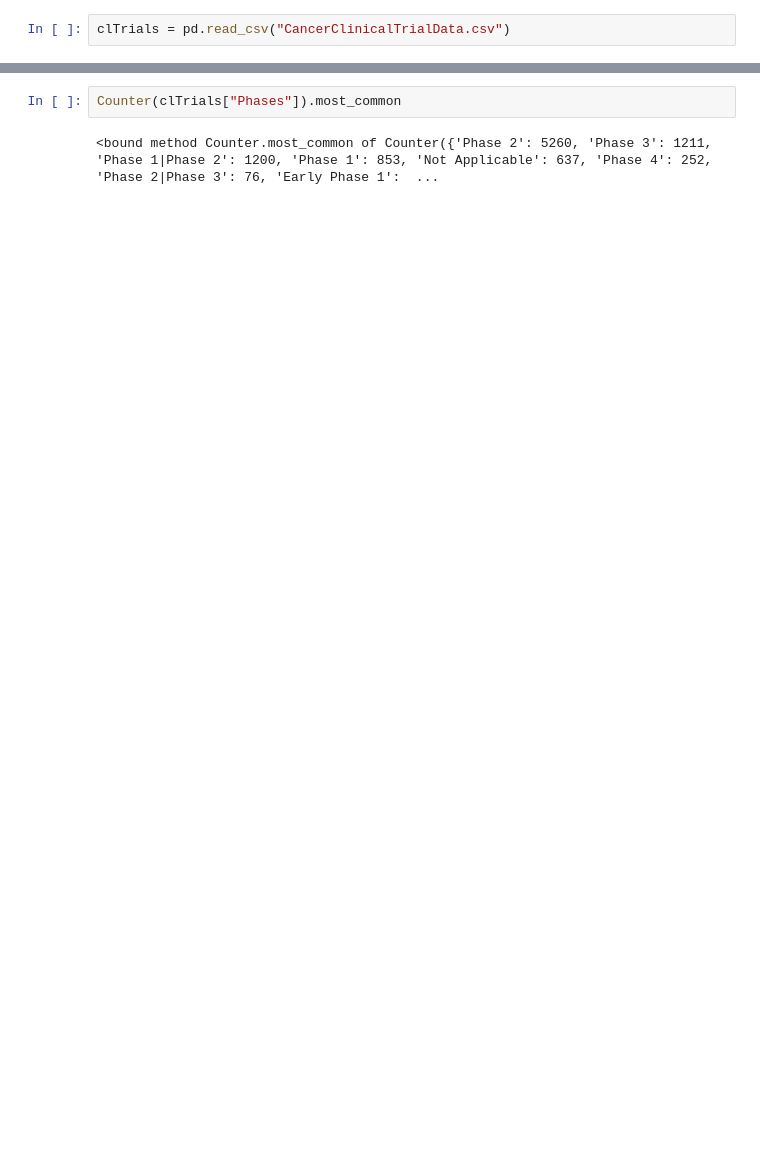
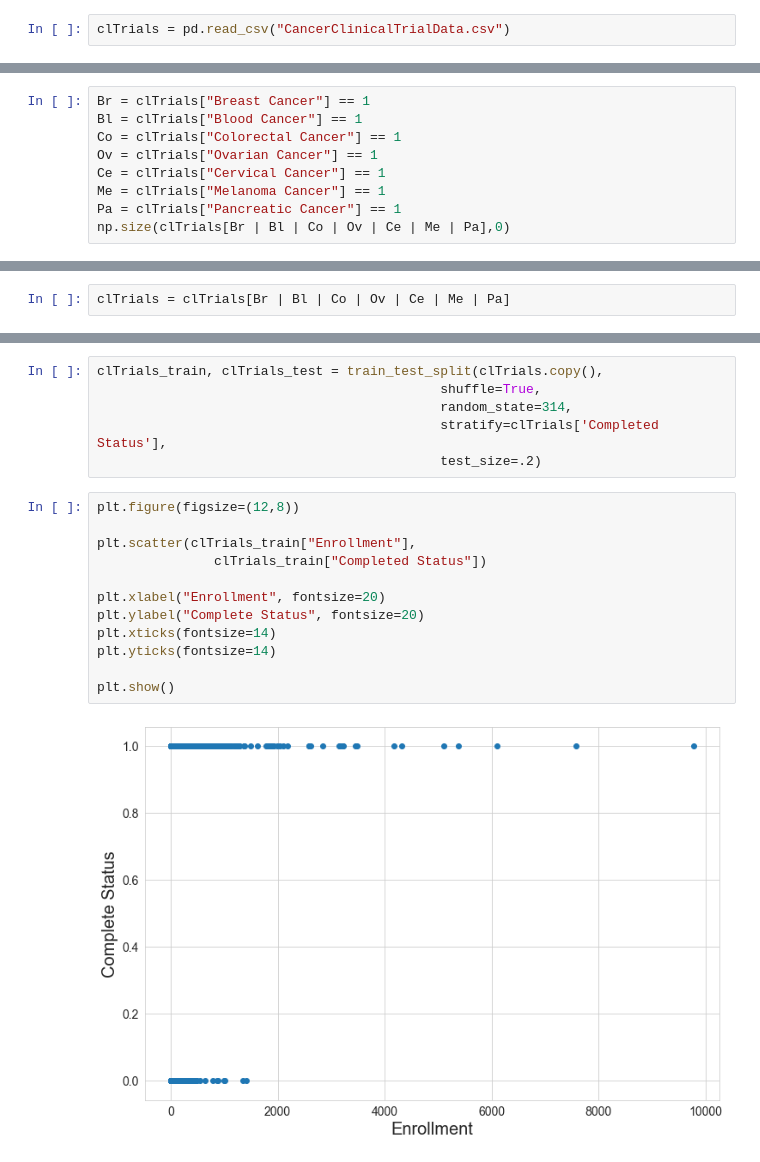
Before and after one commit to Asiawyatt/Erdos-Project2022, a Jupyter notebook: Data Exploration.ipynb, the cells around one changed output, grey strips where cells are left out. Saved outputs shown, nothing was run; the diff lists cells and outputs as text; blank space fills up the shorter version.

Commit message:
New data tests

```diff
--- a/Data Exploration.ipynb
+++ b/Data Exploration.ipynb
@@ -27,0 +152,9 @@ clTrials
+# %%
+Br = clTrials["Breast Cancer"] == 1
+Bl = clTrials["Blood Cancer"] == 1
+Co = clTrials["Colorectal Cancer"] == 1
+Ov = clTrials["Ovarian Cancer"] == 1
+Ce = clTrials["Cervical Cancer"] == 1
+Me = clTrials["Melanoma Cancer"] == 1
+Pa = clTrials["Pancreatic Cancer"] == 1
+np.size(clTrials[Br | Bl | Co | Ov | Ce | Me | Pa],0)
@@ -27,0 +167,2 @@ clTrials
+# %%
+clTrials = clTrials[Br | Bl | Co | Ov | Ce | Me | Pa]
@@ -131,4 +297,20 @@ clTrials
-# %%
-Counter(clTrials["Phases"]).most_common
-# %% [output]
-<bound method Counter.most_common of Counter({'Phase 2': 5260, 'Phase 3': 1211, 'Phase 1|Phase 2': 1200, 'Phase 1': 853, 'Not Applicable': 637, 'Phase 4': 252, 'Phase 2|Phase 3': 76, 'Early Phase 1':  ...
+# %%
+clTrials_train, clTrials_test = train_test_split(clTrials.copy(),
+                                            shuffle=True,
+                                            random_state=314,
+                                            stratify=clTrials['Completed Status'],
+                                            test_size=.2)
+# %%
+plt.figure(figsize=(12,8))
+
+plt.scatter(clTrials_train["Enrollment"],
+               clTrials_train["Completed Status"])
+
+plt.xlabel("Enrollment", fontsize=20)
+plt.ylabel("Complete Status", fontsize=20)
+plt.xticks(fontsize=14)
+plt.yticks(fontsize=14)
+
+plt.show()
+# %% [output]
+[figure, added]
```
Also changed, not shown: parts of 28 cells of this notebook.
